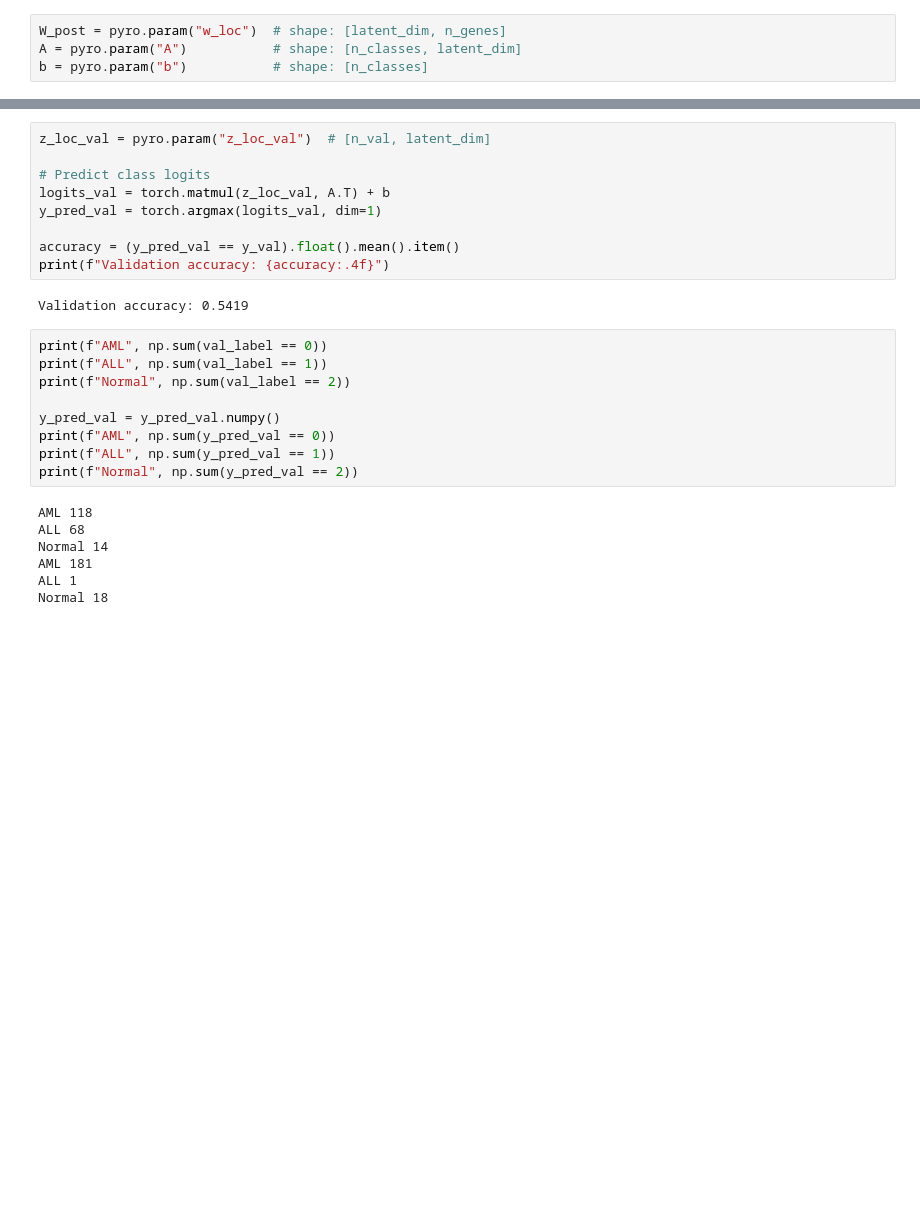
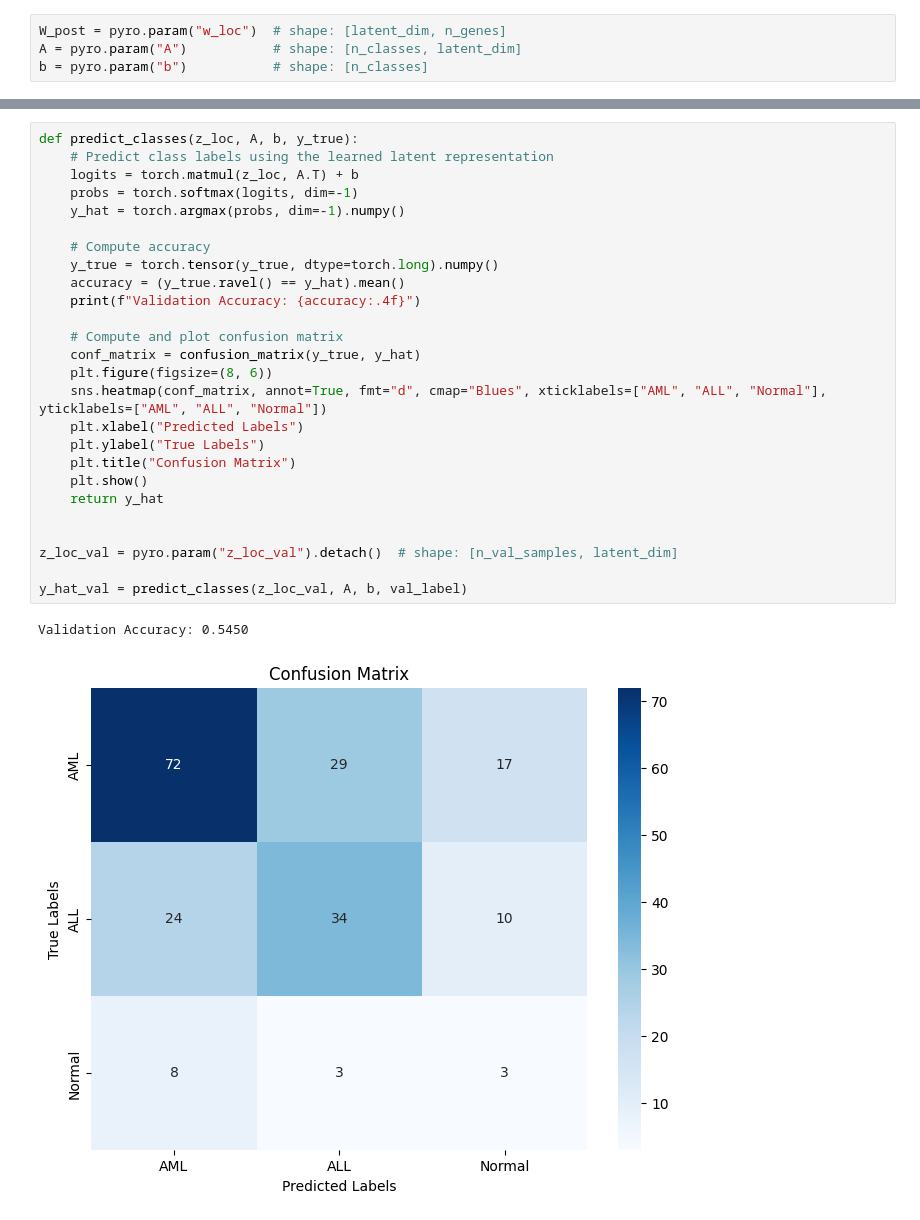
Before and after one commit to Richlogger/42186-Model-Based-ML-Project, a Jupyter notebook: model4.ipynb, the cells around one changed output, grey strips where cells are left out. Drawn from its saved outputs; the diff is of its cells as text; blank space fills up the shorter version.

```diff
--- a/model4.ipynb
+++ b/model4.ipynb
@@ -208,27 +264,29 @@ Total time spent: 0.22 minutes
-# %%
-z_loc_val = pyro.param("z_loc_val")  # [n_val, latent_dim]
-
-# Predict class logits
-logits_val = torch.matmul(z_loc_val, A.T) + b
-y_pred_val = torch.argmax(logits_val, dim=1)
-
-accuracy = (y_pred_val == y_val).float().mean().item()
-print(f"Validation accuracy: {accuracy:.4f}")
-# %% [output]
-Validation accuracy: 0.5419
-# %%
-print(f"AML", np.sum(val_label == 0))
-print(f"ALL", np.sum(val_label == 1))
-print(f"Normal", np.sum(val_label == 2))
-
-y_pred_val = y_pred_val.numpy()
-print(f"AML", np.sum(y_pred_val == 0))
-print(f"ALL", np.sum(y_pred_val == 1))
-print(f"Normal", np.sum(y_pred_val == 2))
-# %% [output]
-AML 118
-ALL 68
-Normal 14
-AML 181
-ALL 1
-Normal 18
+# %%
+def predict_classes(z_loc, A, b, y_true):
+    # Predict class labels using the learned latent representation
+    logits = torch.matmul(z_loc, A.T) + b
+    probs = torch.softmax(logits, dim=-1)
+    y_hat = torch.argmax(probs, dim=-1).numpy()
+
+    # Compute accuracy
+    y_true = torch.tensor(y_true, dtype=torch.long).numpy()
+    accuracy = (y_true.ravel() == y_hat).mean()
+    print(f"Validation Accuracy: {accuracy:.4f}")
+
+    # Compute and plot confusion matrix
+    conf_matrix = confusion_matrix(y_true, y_hat)
+    plt.figure(figsize=(8, 6))
+    sns.heatmap(conf_matrix, annot=True, fmt="d", cmap="Blues", xticklabels=["AML", "ALL", "Normal"], yticklabels=["AML", "ALL", "Normal"])
+    plt.xlabel("Predicted Labels")
+    plt.ylabel("True Labels")
+    plt.title("Confusion Matrix")
+    plt.show()
+    return y_hat
+
+
+z_loc_val = pyro.param("z_loc_val").detach()  # shape: [n_val_samples, latent_dim]
+
+y_hat_val = predict_classes(z_loc_val, A, b, val_label)
+# %% [output]
+Validation Accuracy: 0.5450
+[figure, added]
```
Also changed, not shown: parts of 23 cells of this notebook.
